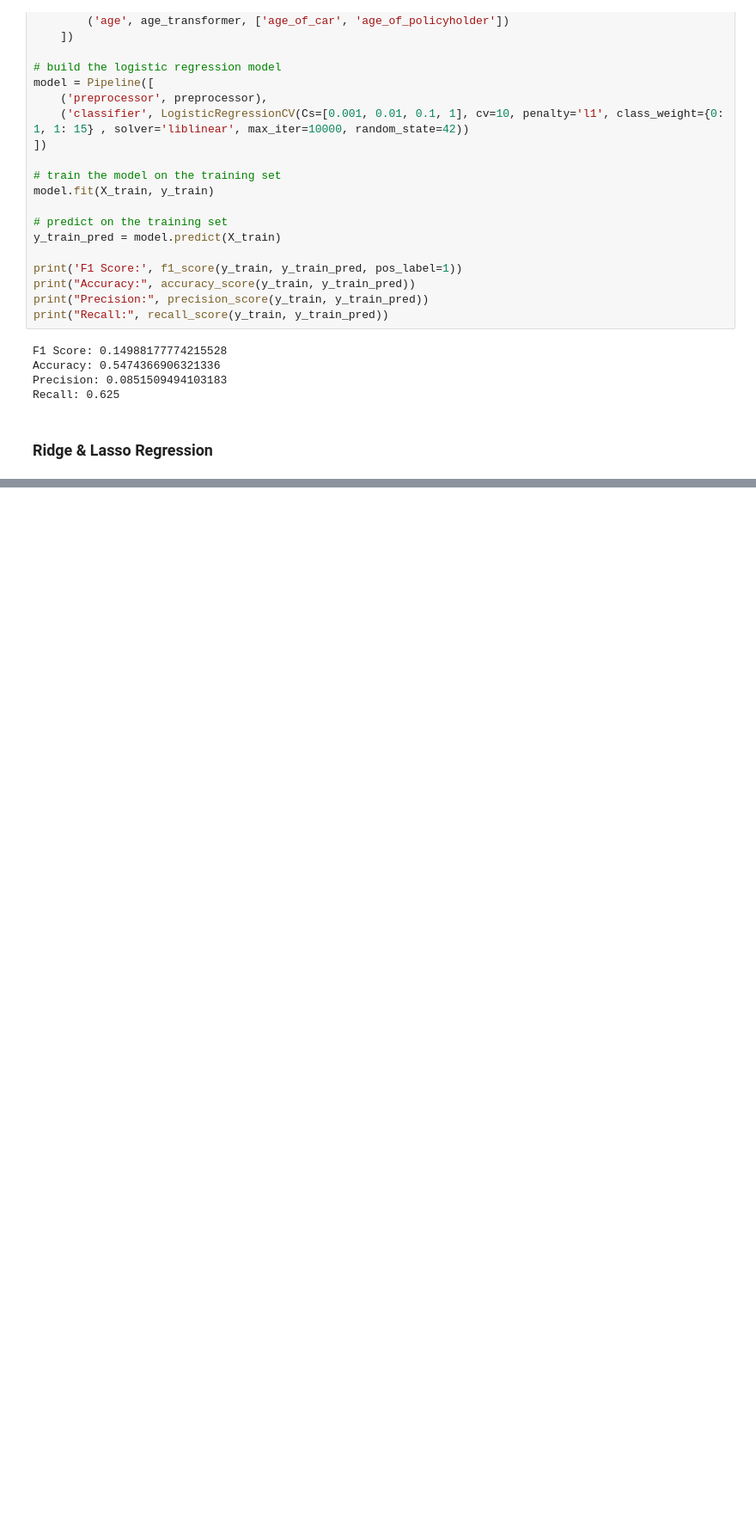
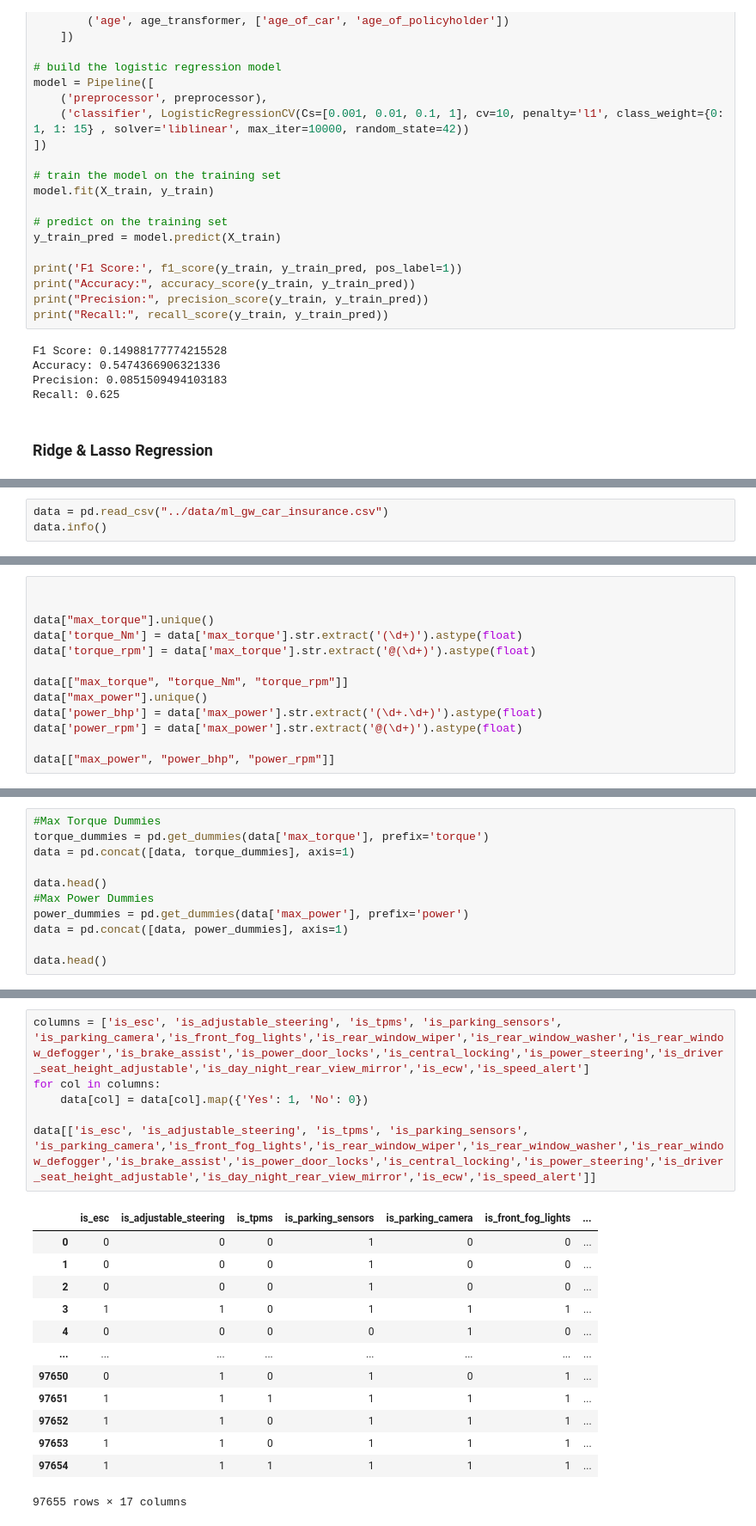
Before and after one commit to annaziegert/insurance_claim_prediciton_nova, a Jupyter notebook: data/ProfileReport.ipynb, the cells around one changed output, grey strips where cells are left out. Shown at 86% size. Drawn from its saved outputs; the diff is of its cells as text; blank space fills up the shorter version.

```diff
--- a/data/ProfileReport.ipynb
+++ b/data/ProfileReport.ipynb
@@ -222,3 +235,6 @@ Polynomial Ridge Regression MSE:  0.05973653226957885
 Linear Lasso Regression MSE:  0.05975756273396545
 Polynomial Lasso Regression MSE:  0.05974351176683681
 "\n# get coefficients\nlinear_reg_coef = linear_reg.named_steps['linear_reg'].coef_\npoly_reg_coef = poly_reg.named_steps['linear_reg'].coef_\nlasso_reg_linear_coef = lasso_reg_linear.named_steps['las ...
+# %%
+data = pd.read_csv("../data/ml_gw_car_insurance.csv")
+data.info()
@@ -224,0 +261,13 @@ Polynomial Lasso Regression MSE:  0.05974351176683681
+# %%
+
+
+data["max_torque"].unique()
+data['torque_Nm'] = data['max_torque'].str.extract('(\d+)').astype(float)
+data['torque_rpm'] = data['max_torque'].str.extract('@(\d+)').astype(float)
+
+data[["max_torque", "torque_Nm", "torque_rpm"]]
+data["max_power"].unique()
+data['power_bhp'] = data['max_power'].str.extract('(\d+.\d+)').astype(float)
+data['power_rpm'] = data['max_power'].str.extract('@(\d+)').astype(float)
+
+data[["max_power", "power_bhp", "power_rpm"]]
@@ -224,0 +290,11 @@ Polynomial Lasso Regression MSE:  0.05974351176683681
+# %%
+#Max Torque Dummies
+torque_dummies = pd.get_dummies(data['max_torque'], prefix='torque')
+data = pd.concat([data, torque_dummies], axis=1)
+
+data.head()
+#Max Power Dummies
+power_dummies = pd.get_dummies(data['max_power'], prefix='power')
+data = pd.concat([data, power_dummies], axis=1)
+
+data.head()
@@ -224,0 +311,20 @@ Polynomial Lasso Regression MSE:  0.05974351176683681
+# %%
+columns = ['is_esc', 'is_adjustable_steering', 'is_tpms', 'is_parking_sensors', 'is_parking_camera','is_front_fog_lights','is_rear_window_wiper','is_rear_window_washer','is_rear_window_defogger','is_brake_assist','is_power_door_locks','is_central_locking','is_power_steering','is_driver_seat_height_adjustable','is_day_night_rear_view_mirror','is_ecw','is_speed_alert']
+for col in columns:
+    data[col] = data[col].map({'Yes': 1, 'No': 0})
+
+data[['is_esc', 'is_adjustable_steering', 'is_tpms', 'is_parking_sensors', 'is_parking_camera','is_front_fog_lights','is_rear_window_wiper','is_rear_window_washer','is_rear_window_defogger','is_brake_assist','is_power_door_locks','is_central_locking','is_power_steering','is_driver_seat_height_adjustable','is_day_night_rear_view_mirror','is_ecw','is_speed_alert']]
+# %% [output]
+|  | is_esc | is_adjustable_steering | is_tpms | is_parking_sensors | is_parking_camera | is_front_fog_lights | ... |
+| 0 | 0 | 0 | 0 | 1 | 0 | 0 | ... |
+| 1 | 0 | 0 | 0 | 1 | 0 | 0 | ... |
+| 2 | 0 | 0 | 0 | 1 | 0 | 0 | ... |
+| 3 | 1 | 1 | 0 | 1 | 1 | 1 | ... |
+| 4 | 0 | 0 | 0 | 0 | 1 | 0 | ... |
+| ... | ... | ... | ... | ... | ... | ... | ... |
+| 97650 | 0 | 1 | 0 | 1 | 0 | 1 | ... |
+| 97651 | 1 | 1 | 1 | 1 | 1 | 1 | ... |
+| 97652 | 1 | 1 | 0 | 1 | 1 | 1 | ... |
+| 97653 | 1 | 1 | 0 | 1 | 1 | 1 | ... |
+| 97654 | 1 | 1 | 1 | 1 | 1 | 1 | ... |
+97655 rows × 17 columns
```
Also changed, not shown: parts of 20 cells of this notebook, 1 other file.
